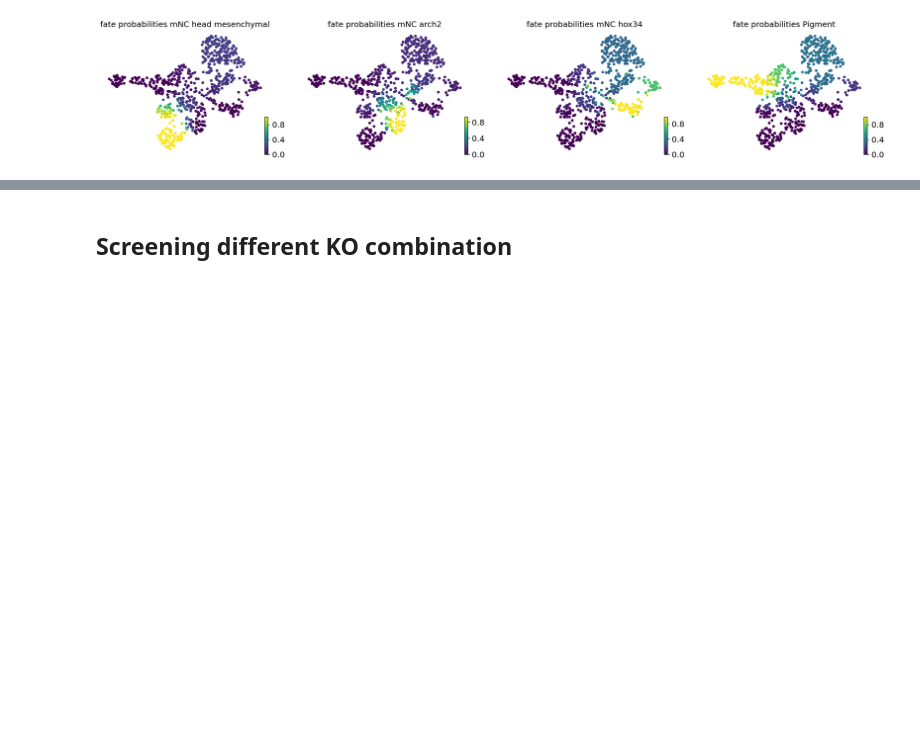
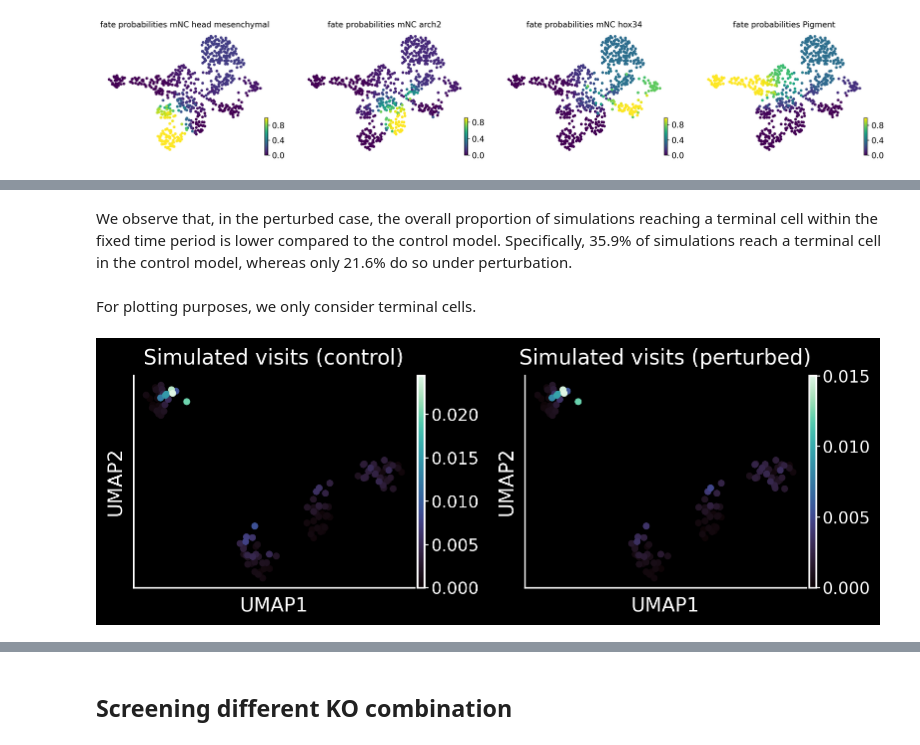
Before and after one commit to yifanchn/regvelo, a Jupyter notebook: docs/tutorials/zebrafish/tutorial.ipynb, the cells around one changed output, grey strips where cells are left out. Drawn from its saved outputs; the diff is of its cells as text; code cells hidden in the pictures; blank space fills up the shorter version.

```diff
--- a/docs/tutorials/zebrafish/tutorial.ipynb
+++ b/docs/tutorials/zebrafish/tutorial.ipynb
@@ -88,2 +108,3 @@ Monitored metric elbo_validation did not improve in the last 45 records. Best sc
 # %%
-adata_target = reg_vae.add_regvelo_outputs_to_adata(adata=adata)
+adata = reg_vae.add_regvelo_outputs_to_adata(adata=adata)
+scv.tl.velocity_graph(adata)
@@ -248,0 +277,3 @@ with mplscience.style_context():
+# %%
+vkt = vk.transition_matrix.A
+terminal_indices = np.where(adata.obs["term_states_fwd"].isin(TERMINAL_STATE))[0]
@@ -248,0 +291,9 @@ with mplscience.style_context():
+# %%
+method = "stepwise"
+
+TF = "nr2f5"
+adata_perturb = adata_perturb_dict[TF]
+adata_perturb.obs["cell_type"] = adata.obs["cell_type"].copy()
+
+vk_p = cr.kernels.VelocityKernel(adata_perturb).compute_transition_matrix()
+vkt_p = vk_p.transition_matrix.A
@@ -248,0 +336,47 @@ with mplscience.style_context():
+# %% [markdown]
+We observe that, in the perturbed case, the overall proportion of simulations reaching a terminal cell within the fixed time period is lower compared to the control model. Specifically, 35.9% of simulations reach a terminal cell in the control model, whereas only 21.6% do so under perturbation.
+# %%
+adata.obs['visits_diff_step'] = np.nan
+adata.obs['visits_diff_step'].iloc[terminal_indices] = adata_perturb.obs['visits_stepwise'].iloc[terminal_indices] - adata.obs['visits_stepwise'].iloc[terminal_indices]
+adata.obs['visits_diff_sigmoid_step'] = np.nan
+adata.obs['visits_diff_sigmoid_step'].iloc[terminal_indices] = normalized_sigmoid(adata.obs['visits_diff_step'].iloc[terminal_indices])
+# %% [markdown]
+For plotting purposes, we only consider terminal cells.
+# %%
+adata_plot = adata[adata.obs["term_states_fwd"].isin(TERMINAL_STATE)].copy()
+adata_perturb_plot = adata_perturb[adata_perturb.obs["term_states_fwd"].isin(TERMINAL_STATE)].copy()
+
+with mplscience.style_context():
+    plt.style.use('dark_background')
+    fig, axes = plt.subplots(1, 2, figsize=(8, 3))
+
+    for ax in axes:
+        fig.patch.set_facecolor('black')
+        ax.set_facecolor('black')
+
+    sc.pl.umap(
+        adata_plot,
+        ax=axes[0],
+        color=["visits_stepwise"],
+        cmap="mako",
+        vmin=0,
+        show=False,
+        s = 100,
+    )
+    axes[0].set_title("Simulated visits (control)")
+
+    sc.pl.umap(
+        adata_perturb_plot,
+        ax=axes[1],
+        color=["visits_stepwise"],
+        cmap="mako",
+        vmin=0,
+        show=False,
+        s = 100,
+    )
+    axes[1].set_title("Simulated visits (perturbed)")
+
+    plt.tight_layout()
+    plt.show()
+# %% [output]
+[figure, added]
```
Also changed, not shown: parts of 75 cells of this notebook, 6 other files.
